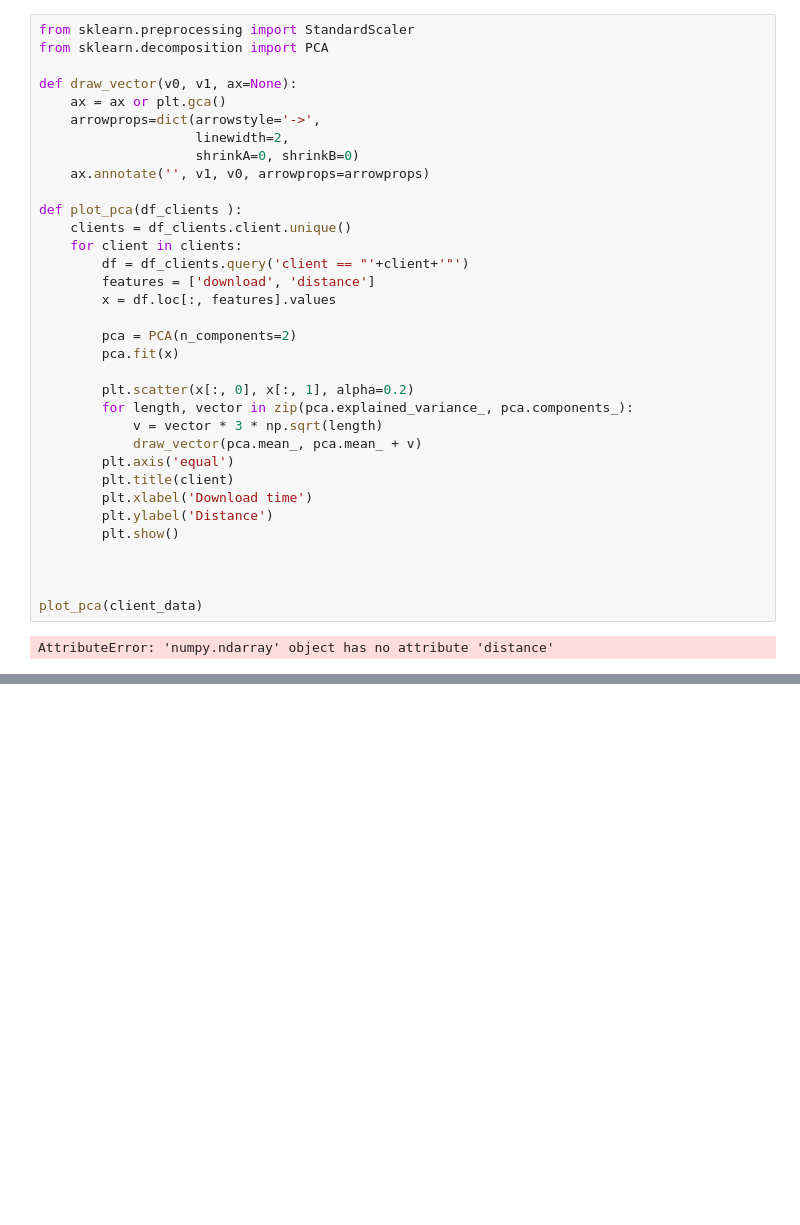
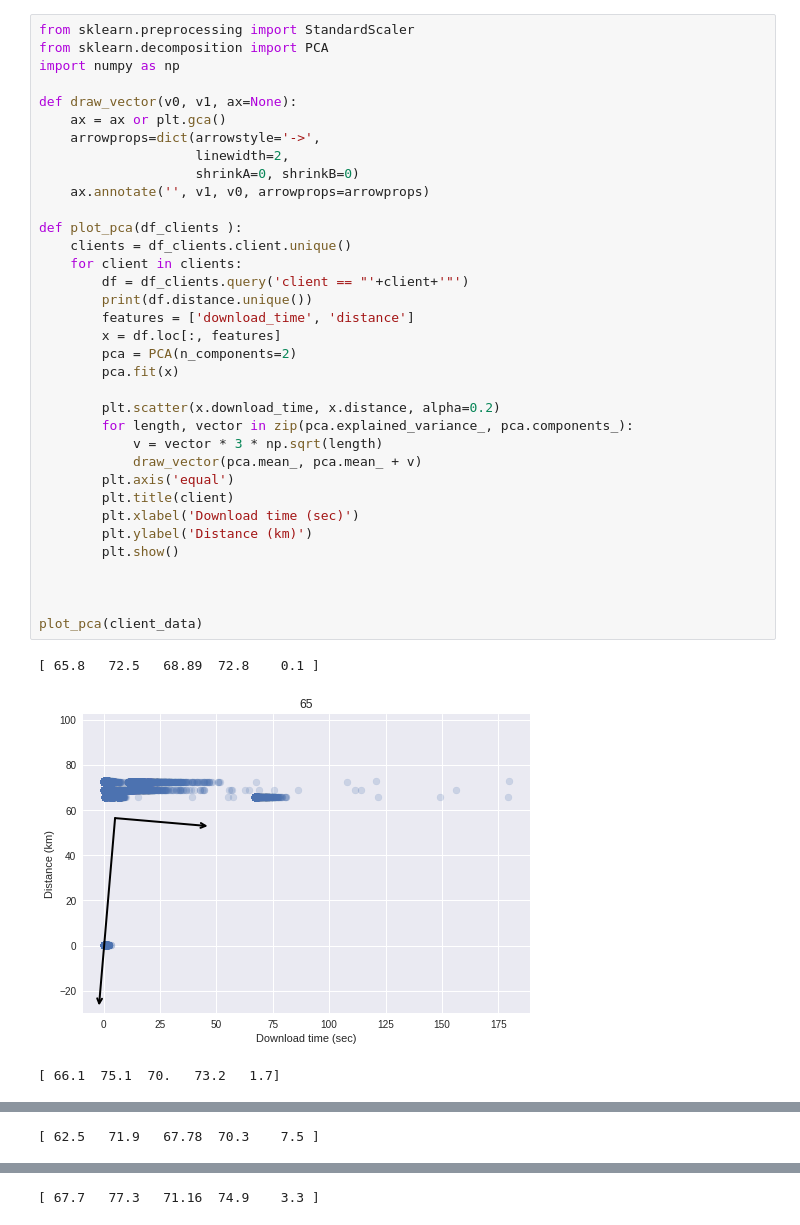
Before and after one commit to khulan8824/proxyTest, a Jupyter notebook: clientLogs.ipynb, the cells around one changed output, grey strips where cells are left out. Drawn from its saved outputs; the diff is of its cells as text; blank space fills up the shorter version.

```diff
--- a/clientLogs.ipynb
+++ b/clientLogs.ipynb
@@ -81,36 +73,39 @@ See the caveats in the documentation: http://pandas.pydata.org/pandas-docs/stabl
 # %%
 from sklearn.preprocessing import StandardScaler
 from sklearn.decomposition import PCA
+import numpy as np
 
 def draw_vector(v0, v1, ax=None):
     ax = ax or plt.gca()
     arrowprops=dict(arrowstyle='->',
                     linewidth=2,
                     shrinkA=0, shrinkB=0)
     ax.annotate('', v1, v0, arrowprops=arrowprops)
 
 def plot_pca(df_clients ):
     clients = df_clients.client.unique()
     for client in clients:
         df = df_clients.query('client == "'+client+'"')
-        features = ['download', 'distance']
-        x = df.loc[:, features].values
-
+        print(df.distance.unique())
+        features = ['download_time', 'distance']
+        x = df.loc[:, features]
         pca = PCA(n_components=2)
         pca.fit(x)
 
-        plt.scatter(x[:, 0], x[:, 1], alpha=0.2)
+        plt.scatter(x.download_time, x.distance, alpha=0.2)
         for length, vector in zip(pca.explained_variance_, pca.components_):
             v = vector * 3 * np.sqrt(length)
             draw_vector(pca.mean_, pca.mean_ + v)
         plt.axis('equal')
         plt.title(client)
-        plt.xlabel('Download time')
-        plt.ylabel('Distance')
+        plt.xlabel('Download time (sec)')
+        plt.ylabel('Distance (km)')
         plt.show()
 
 
 
 plot_pca(client_data)
 # %% [output]
-AttributeError: 'numpy.ndarray' object has no attribute 'distance'
+[ 65.8   72.5   68.89  72.8    0.1 ]
+[figure, added]
+[ 66.1  75.1  70.   73.2   1.7]
@@ -116,0 +113 @@ AttributeError: 'numpy.ndarray' object has no attribute 'distance'
+[ 62.5   71.9   67.78  70.3    7.5 ]
@@ -116,0 +115 @@ AttributeError: 'numpy.ndarray' object has no attribute 'distance'
+[ 67.7   77.3   71.16  74.9    3.3 ]
```
Also changed, not shown: parts of 6 cells of this notebook.
